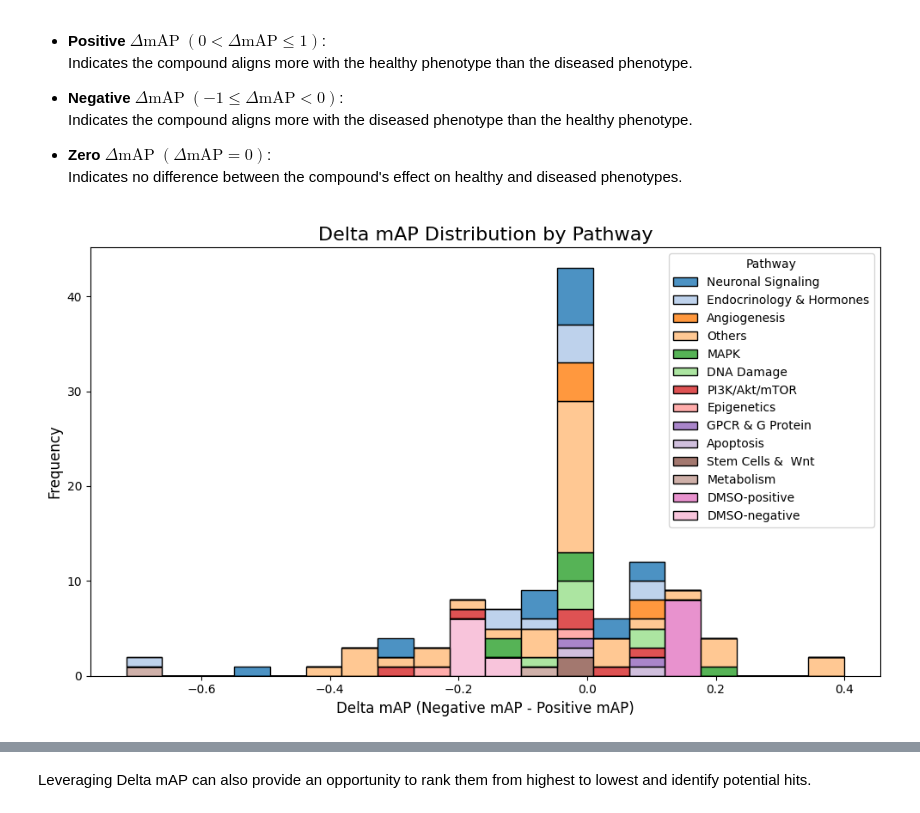
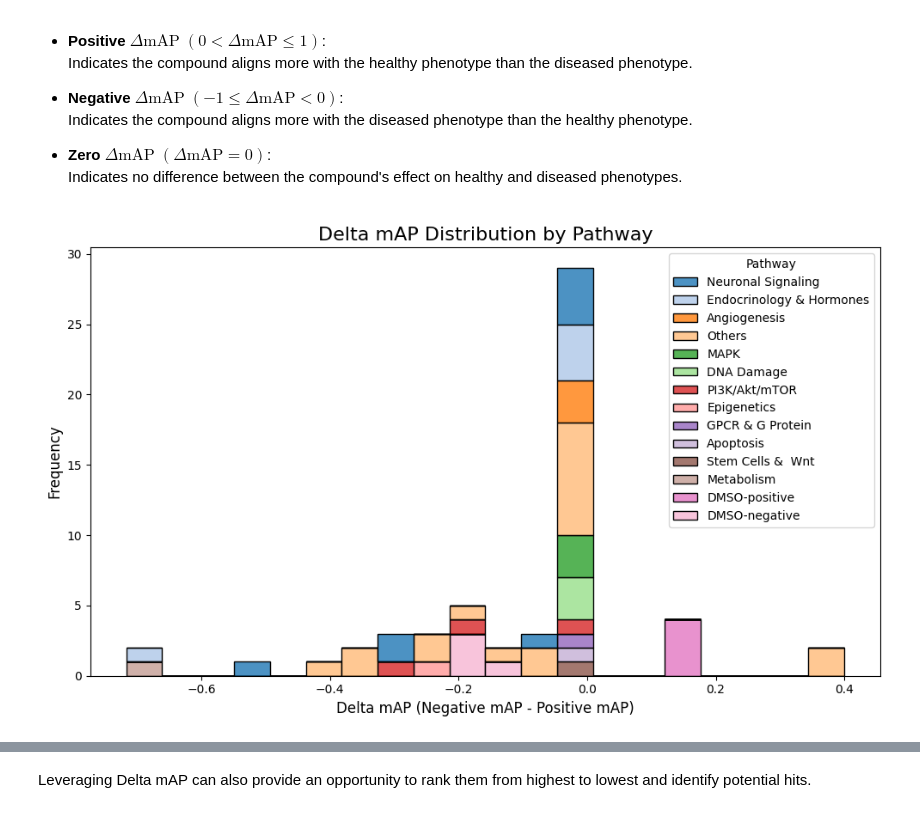
Before and after one commit to axiomcura/CFReT-screen-mAP-analysis, a Jupyter notebook: notebooks/1.map-analysis/2.map-analysis.ipynb, the cells around one changed output, grey strips where cells are left out. Drawn from its saved outputs; the diff is of its cells as text; code cells hidden in the pictures.

Commit message:
Add shuffled score labels to plots (#30)
* updated config

* updated analysis module

* reran map analysis

* reran mAP analysis

* added cameron's suggestions

```diff
--- a/notebooks/1.map-analysis/2.map-analysis.ipynb
+++ b/notebooks/1.map-analysis/2.map-analysis.ipynb
@@ -132,10 +132,10 @@ negref_mAP_scores_path = (
 
 # Setting shuffled dmso mAP scores paths
 shuffled_posref_mAP_scores_path = (
-    map_scores_dir / "batch_1_original_positive_ref_dmso_mAP_scores.csv"
+    map_scores_dir / "batch_1_shuffled_positive_ref_dmso_mAP_scores.csv"
 ).resolve(strict=True)
 shuffled_negref_mAP_scores_path = (
-    map_scores_dir / "batch_1_original_negative_ref_dmso_mAP_scores.csv"
+    map_scores_dir / "batch_1_shuffled_negative_ref_dmso_mAP_scores.csv"
 )
 
 # make directory for figures
@@ -582,28 +586,29 @@ The range of these scores is [-1, 1]
 # %%
 # Plot stacked bar histogram using seaborn
 plt.figure(figsize=(10, 6))
 
+# plot delta mAP histogram for original data
 sns.histplot(
-    data=all_map_df,
+    data=all_map_df.loc[~all_map_df["shuffled"]],
     x="delta_mAP",
     hue="Pathway",
     multiple="stack",
     bins=20,
     palette="tab20",
     alpha=0.8,
 )
 
 # Add plot labels and title
 plt.title("Delta mAP Distribution by Pathway", fontsize=16)
 plt.xlabel("Delta mAP (Negative mAP - Positive mAP)", fontsize=12)
 plt.ylabel("Frequency", fontsize=12)
 plt.tight_layout()
 
 
 # save plot
 plt.savefig(fig_dir_path / "delta_mAP_histogram.png", dpi=300, bbox_inches="tight")
 
 # Show the plot
 plt.show()
 # %% [output]
-[figure, old version]
+[figure, new version]
```
Also changed, not shown: parts of 5 cells of this notebook, 20 other files.
